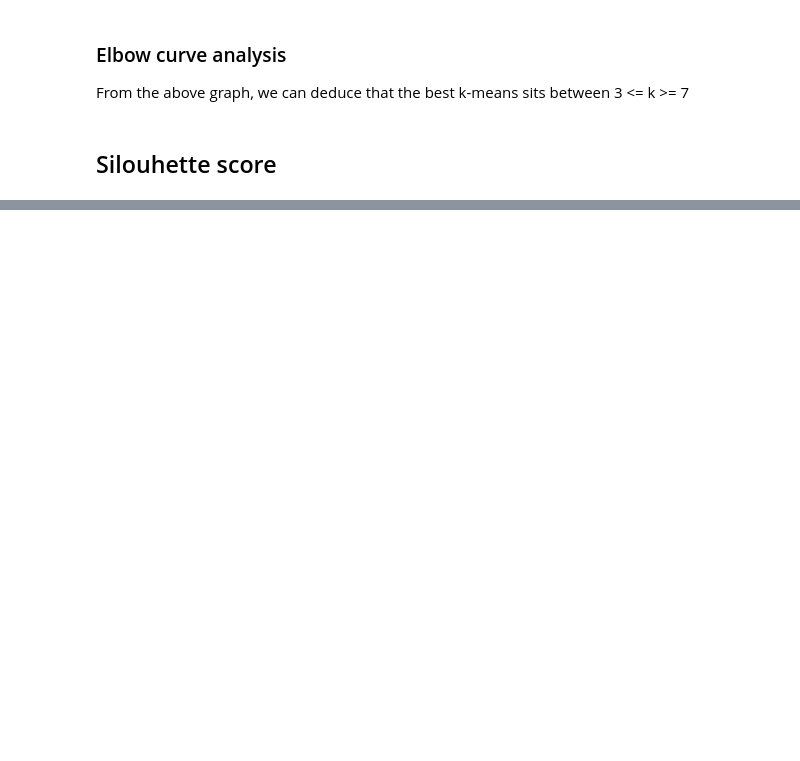
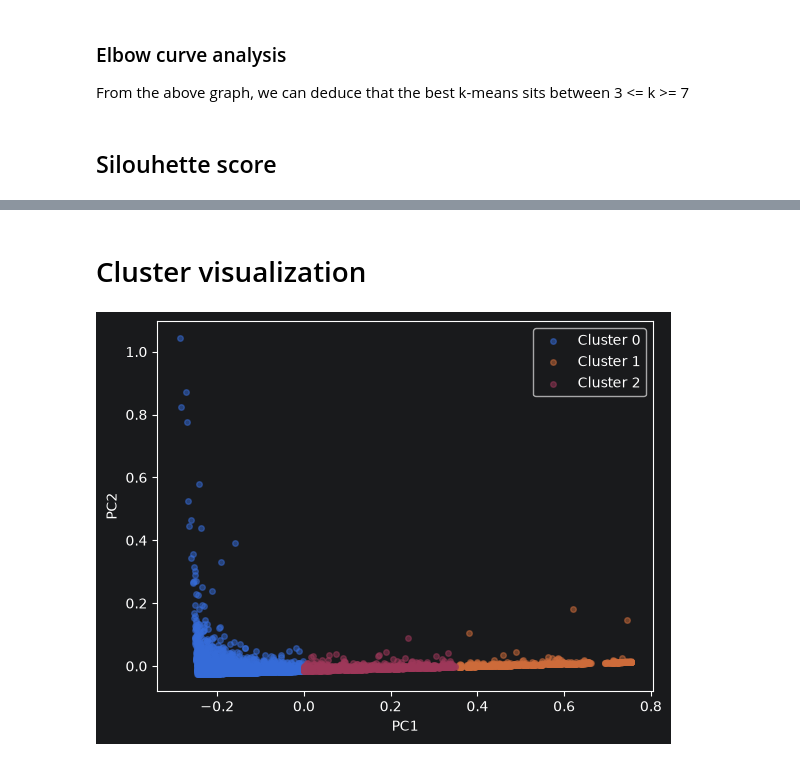
Before and after one commit to Aymanemjj/ML_Classification_of_clients, a Jupyter notebook: notebooks/main.ipynb, the cells around one changed output, grey strips where cells are left out. Drawn from its saved outputs; the diff is of its cells as text; code cells hidden in the pictures; blank space fills up the shorter version.

```diff
--- a/notebooks/main.ipynb
+++ b/notebooks/main.ipynb
@@ -175,7 +177,7 @@ plt.show()
 # %% [markdown]
 # Normalisation
 # %%
-RFM = (RFM - RFM.min()) / (RFM.max() - RFM.min())
-RFM
+RFM = (CRFM[["Recency", "Frequency", "Monetary"]] - CRFM[["Recency", "Frequency", "Monetary"]].min()) / (CRFM[["Recency", "Frequency", "Monetary"]].max() - CRFM[["Recency", "Frequency", "Monetary"]].min())
+CRFM
 # %% [output]
 |  | CustomerID | Monetary | Recency | Frequency |
@@ -274,0 +280,8 @@ The results matched our previous guess, the best score belonged to k = 4 with a
+# %%
+from sklearn.decomposition import PCA
+pca = PCA(n_components=2)
+rfm = pca.fit_transform(RFM)
+KModel = KMeans(n_clusters=3, random_state=42, n_init=10)
+labels = KModel.fit_predict(rfm)
+CRFM["Cluster"] = labels
+rfm
@@ -274,0 +296,12 @@ The results matched our previous guess, the best score belonged to k = 4 with a
+# %% [markdown]
+# Cluster visualization
+# %%
+u_labels = np.unique(labels)
+for i in u_labels:
+    plt.scatter(rfm[labels == i , 0] , rfm[labels == i , 1] , label = f"Cluster {i}", alpha=0.5, s=16)
+plt.xlabel("PC1")
+plt.ylabel("PC2")
+plt.legend()
+plt.show()
+# %% [output]
+[figure, added]
```
Also changed, not shown: parts of 18 cells of this notebook.
